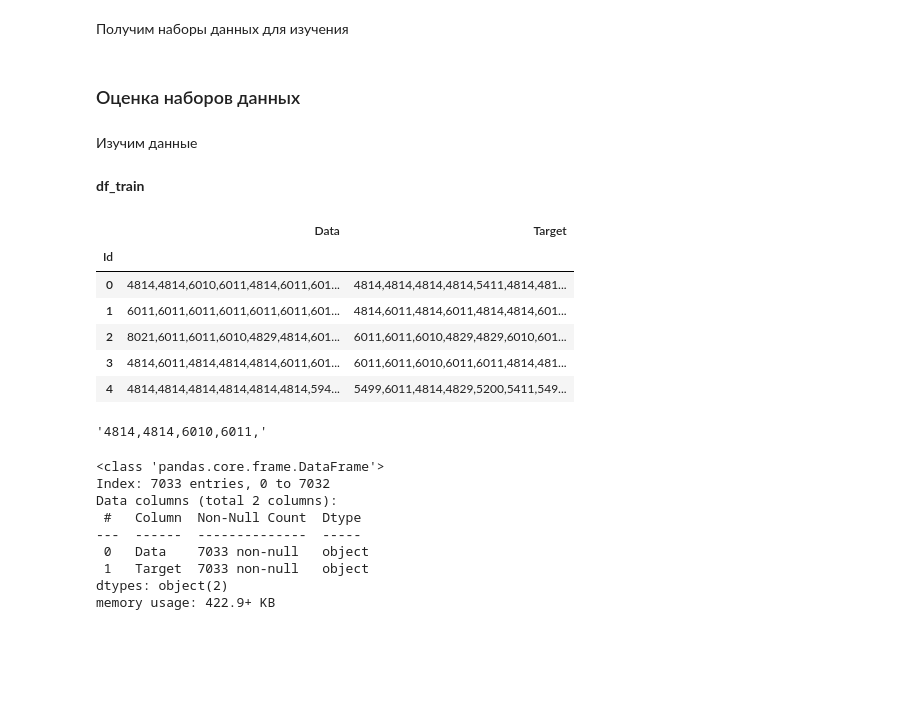
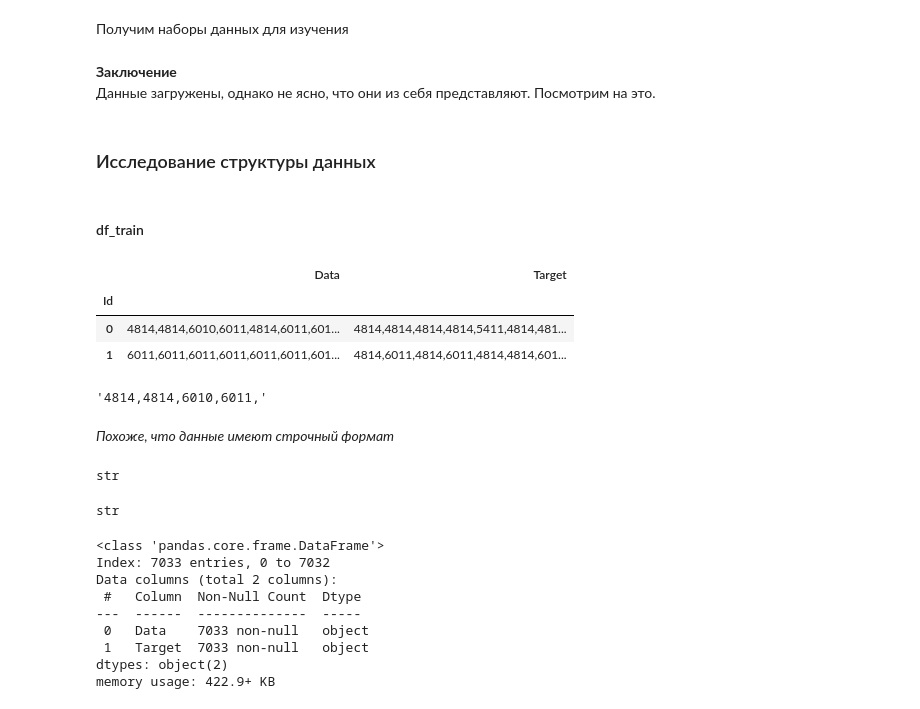
Before and after one commit to observer012/Pet_projects, a Jupyter notebook: kaggle Alfa-bank/Alfa_task.ipynb, the cells around one changed output. Drawn from its saved outputs; the diff is of its cells as text; code cells hidden in the pictures; blank space fills up the shorter version.

```diff
--- a/kaggle Alfa-bank/Alfa_task.ipynb
+++ b/kaggle Alfa-bank/Alfa_task.ipynb
@@ -69,26 +70,34 @@ def download_file(name, sep=';'):
 df_train = download_file('df_train.csv')
 df_test = download_file('df_test.csv')
 submission_baseline_2 = download_file('submission_baseline_2.csv', sep=',')
+# %% [markdown]
+**Заключение**\
+Данные загружены, однако не ясно, что они из себя представляют. Посмотрим на это.
 # %% [markdown]
-### Оценка наборов данных
+### Исследование структуры данных
-# %% [markdown]
-Изучим данные
 # %% [markdown]
-**df_train**
+#### df_train
 # %%
-df_train.head(5)
+df_train.head(2)
 # %% [output]
 |  | Data | Target |
 | Id |  |  |
 | 0 | 4814,4814,6010,6011,4814,6011,601... | 4814,4814,4814,4814,5411,4814,481... |
 | 1 | 6011,6011,6011,6011,6011,6011,601... | 4814,6011,4814,6011,4814,4814,601... |
-| 2 | 8021,6011,6011,6010,4829,4814,601... | 6011,6011,6010,4829,4829,6010,601... |
-| 3 | 4814,6011,4814,4814,4814,6011,601... | 6011,6011,6010,6011,6011,4814,481... |
-| 4 | 4814,4814,4814,4814,4814,4814,594... | 5499,6011,4814,4829,5200,5411,549... |
 # %%
 df_train.loc[0, 'Data'][:20]
 # %% [output]
 '4814,4814,6010,6011,'
+# %% [markdown]
+*Похоже, что данные имеют строчный формат*
+# %%
+type(df_train.loc[0, 'Data'])
+# %% [output]
+str
+# %%
+type(df_train.loc[0, 'Target'])
+# %% [output]
+str
 # %%
 df_train.info()
 # %% [output]
```
Also changed, not shown: parts of 33 cells of this notebook.
